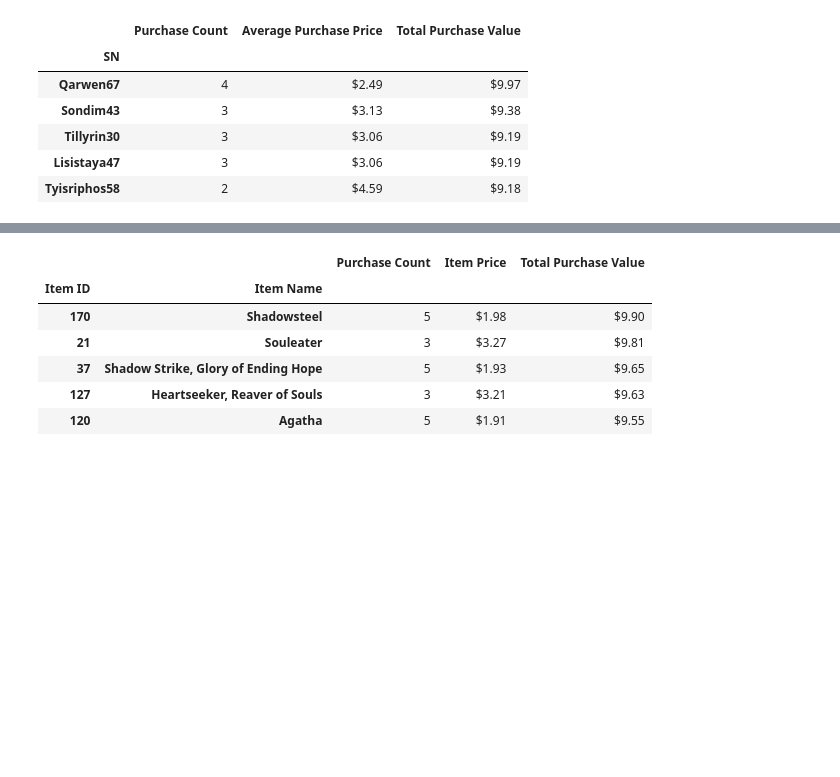
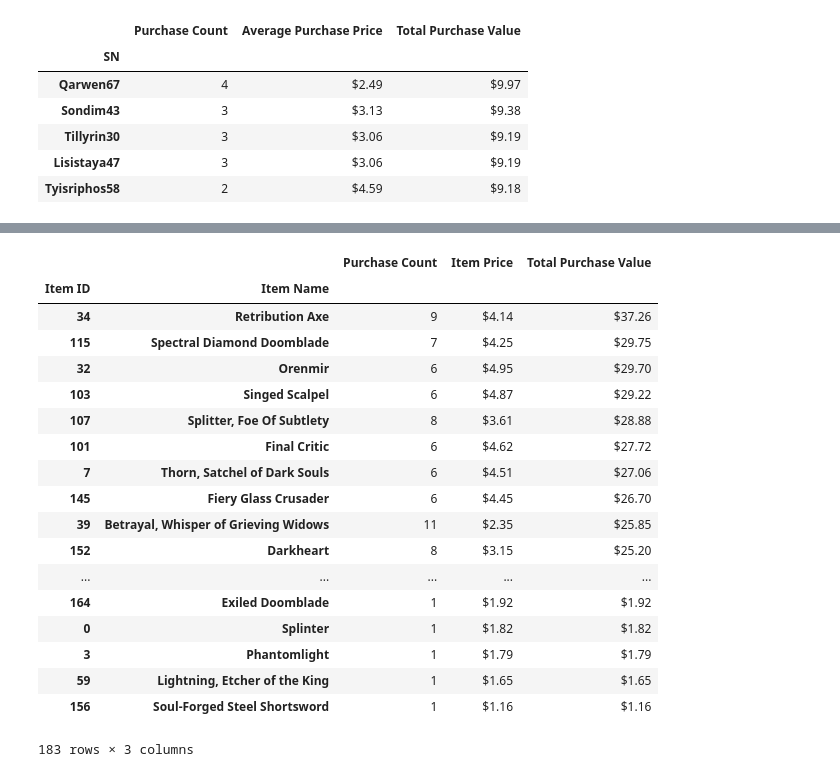
Before and after one commit to salil82/Pymoli, a Jupyter notebook: Pymoli.ipynb, the cells around one changed output, grey strips where cells are left out. Drawn from its saved outputs; the diff is of its cells as text; code cells hidden in the pictures; blank space fills up the shorter version.

```diff
--- a/Pymoli.ipynb
+++ b/Pymoli.ipynb
@@ -271,32 +307,46 @@ pop_items_table3.head()
 # %%
 most_profitable = house_data_df.groupby(['Item ID','Item Name'])
 
 purchase_count_prof = most_profitable["SN"].count()
 
 avg_purchase_price = most_profitable["Price"].mean()
 
 total_purchase_value = most_profitable["Price"].sum()
 
 most_profitable_table = pd.DataFrame({"Purchase Count":purchase_count_prof,
                             "Item Price":avg_purchase_price,
                             "Total Purchase Value":total_purchase_value
                      })
 
-most_profitable_table["Item Price"] = most_profitable_table["Item Price"].map("${:.2f}".format)
-most_profitable_table["Total Purchase Value"] = most_profitable_table["Total Purchase Value"].map("${:.2f}".format)
 
 most_profitable_table2 = most_profitable_table[["Purchase Count",
                                        "Item Price",
                                        "Total Purchase Value",
                                        ]]
 
 most_profitable_table3 = most_profitable_table2.sort_values('Total Purchase Value', ascending=False)
 most_profitable_table3.head()
+
+most_profitable_table3["Item Price"] = most_profitable_table3["Item Price"].map("${:.2f}".format)
+most_profitable_table3["Total Purchase Value"] = most_profitable_table3["Total Purchase Value"].map("${:.2f}".format)
+most_profitable_table3.head()
 # %% [output]
 |  |  | Purchase Count | Item Price | Total Purchase Value |
 | Item ID | Item Name |  |  |  |
-| 170 | Shadowsteel | 5 | $1.98 | $9.90 |
-| 21 | Souleater | 3 | $3.27 | $9.81 |
-| 37 | Shadow Strike, Glory of Ending Hope | 5 | $1.93 | $9.65 |
-| 127 | Heartseeker, Reaver of Souls | 3 | $3.21 | $9.63 |
-| 120 | Agatha | 5 | $1.91 | $9.55 |
+| 34 | Retribution Axe | 9 | $4.14 | $37.26 |
+| 115 | Spectral Diamond Doomblade | 7 | $4.25 | $29.75 |
+| 32 | Orenmir | 6 | $4.95 | $29.70 |
+| 103 | Singed Scalpel | 6 | $4.87 | $29.22 |
+| 107 | Splitter, Foe Of Subtlety | 8 | $3.61 | $28.88 |
+| 101 | Final Critic | 6 | $4.62 | $27.72 |
+| 7 | Thorn, Satchel of Dark Souls | 6 | $4.51 | $27.06 |
+| 145 | Fiery Glass Crusader | 6 | $4.45 | $26.70 |
+| 39 | Betrayal, Whisper of Grieving Widows | 11 | $2.35 | $25.85 |
+| 152 | Darkheart | 8 | $3.15 | $25.20 |
+| ... | ... | ... | ... | ... |
+| 164 | Exiled Doomblade | 1 | $1.92 | $1.92 |
+| 0 | Splinter | 1 | $1.82 | $1.82 |
+| 3 | Phantomlight | 1 | $1.79 | $1.79 |
+| 59 | Lightning, Etcher of the King | 1 | $1.65 | $1.65 |
+| 156 | Soul-Forged Steel Shortsword | 1 | $1.16 | $1.16 |
+183 rows × 3 columns
```
Also changed, not shown: parts of 3 cells of this notebook, 1 other file.
